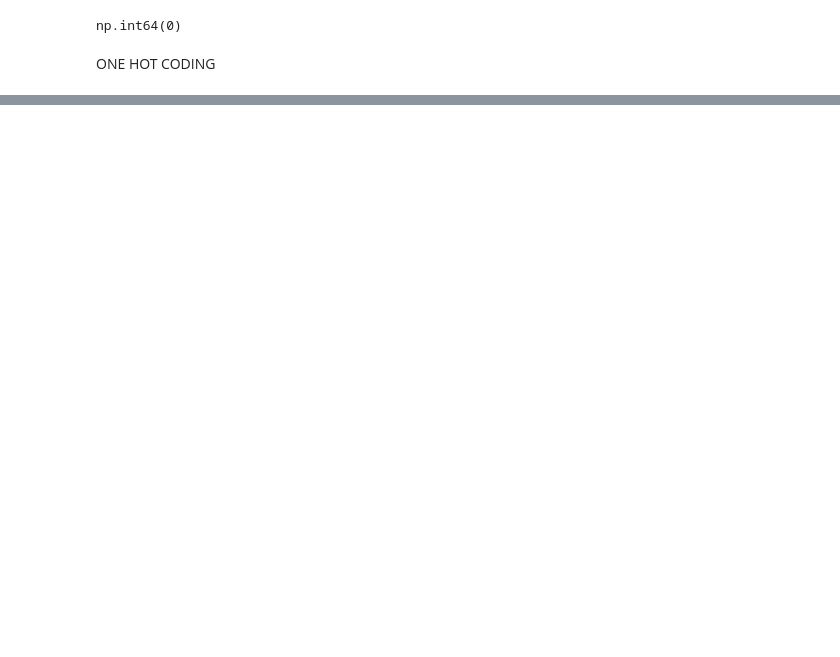
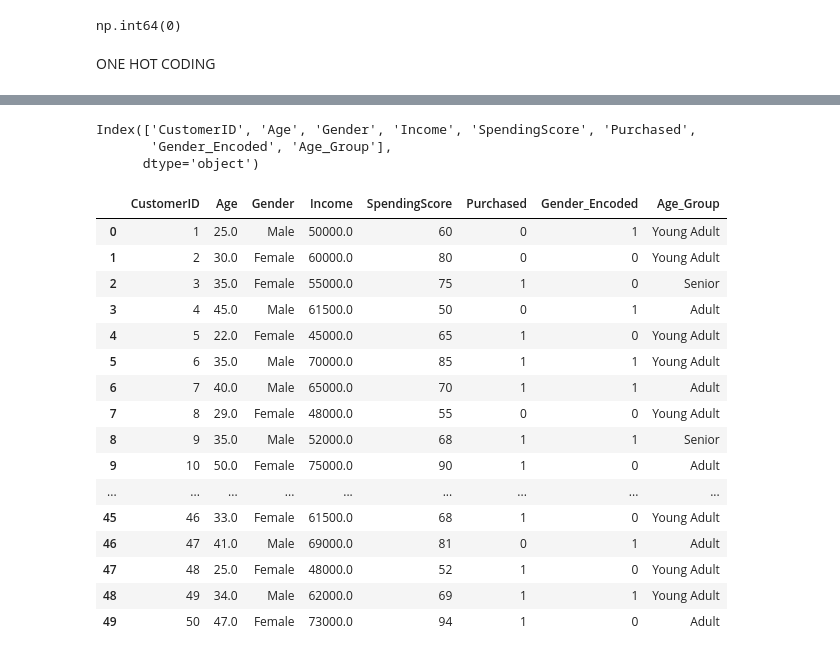
Before and after one commit to khairbakshnoor-pixel/Machine-Learning, a Jupyter notebook: label_and_one_hot_coding.ipynb, the cells around one changed output, grey strips where cells are left out. Cells and saved outputs as stored; diff of their text form; code cells hidden in the pictures; blank space fills up the shorter version.

```diff
--- a/label_and_one_hot_coding.ipynb
+++ b/label_and_one_hot_coding.ipynb
@@ -33,6 +33,20 @@ df2
 | 52 | 8 | 29.0 | Female | 48000.0 | 55 | 0 | 0 |
 # %% [markdown]
 CLEANING DATA
+# %%
+age=df2['Age']
+def age_group(age):
+    if age <= 12:
+        return "Child"
+    elif age <= 19:
+        return "Teen"
+    elif age <= 35:
+        return "Young Adult"
+    elif age <= 60:
+        return "Adult"
+    else:
+        return "Senior"
+df2["Age_Group"] = df["Age"].apply(age_group)
 # %%
 df2.isnull().sum()
 # %% [output]
@@ -61,0 +91,26 @@ ONE HOT CODING
+# %%
+df2.columns
+# %% [output]
+Index(['CustomerID', 'Age', 'Gender', 'Income', 'SpendingScore', 'Purchased',
+       'Gender_Encoded', 'Age_Group'],
+      dtype='object')
+# %%
+df2
+# %% [output]
+|  | CustomerID | Age | Gender | Income | SpendingScore | Purchased | Gender_Encoded | Age_Group |
+| 0 | 1 | 25.0 | Male | 50000.0 | 60 | 0 | 1 | Young Adult |
+| 1 | 2 | 30.0 | Female | 60000.0 | 80 | 0 | 0 | Young Adult |
+| 2 | 3 | 35.0 | Female | 55000.0 | 75 | 1 | 0 | Senior |
+| 3 | 4 | 45.0 | Male | 61500.0 | 50 | 0 | 1 | Adult |
+| 4 | 5 | 22.0 | Female | 45000.0 | 65 | 1 | 0 | Young Adult |
+| 5 | 6 | 35.0 | Male | 70000.0 | 85 | 1 | 1 | Young Adult |
+| 6 | 7 | 40.0 | Male | 65000.0 | 70 | 1 | 1 | Adult |
+| 7 | 8 | 29.0 | Female | 48000.0 | 55 | 0 | 0 | Young Adult |
+| 8 | 9 | 35.0 | Male | 52000.0 | 68 | 1 | 1 | Senior |
+| 9 | 10 | 50.0 | Female | 75000.0 | 90 | 1 | 0 | Adult |
+| ... | ... | ... | ... | ... | ... | ... | ... | ... |
+| 45 | 46 | 33.0 | Female | 61500.0 | 68 | 1 | 0 | Young Adult |
+| 46 | 47 | 41.0 | Male | 69000.0 | 81 | 0 | 1 | Adult |
+| 47 | 48 | 25.0 | Female | 48000.0 | 52 | 1 | 0 | Young Adult |
+| 48 | 49 | 34.0 | Male | 62000.0 | 69 | 1 | 1 | Young Adult |
+| 49 | 50 | 47.0 | Female | 73000.0 | 94 | 1 | 0 | Adult |
```
Also changed, not shown: parts of 5 cells of this notebook, 1 other file.
